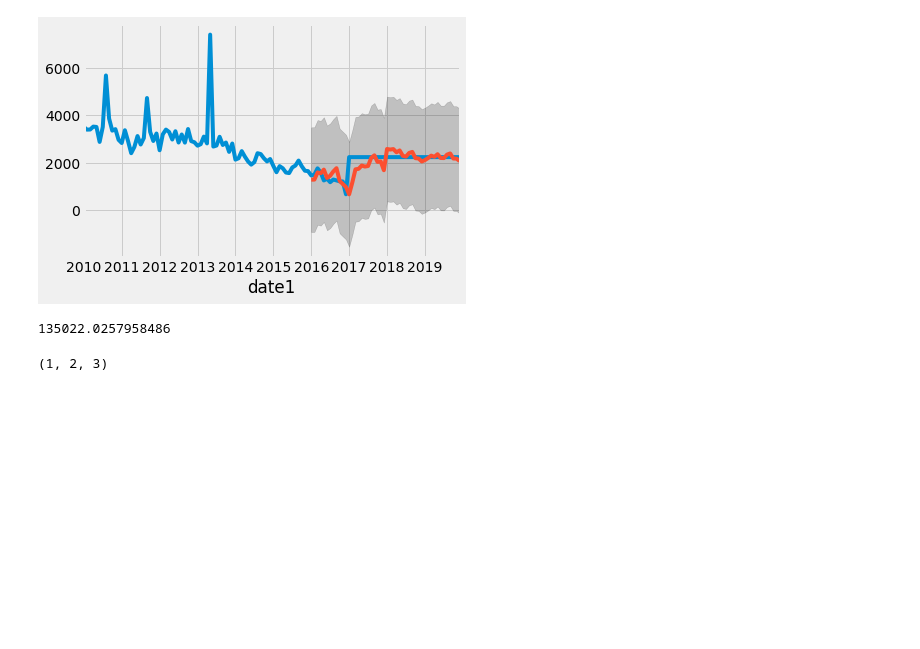
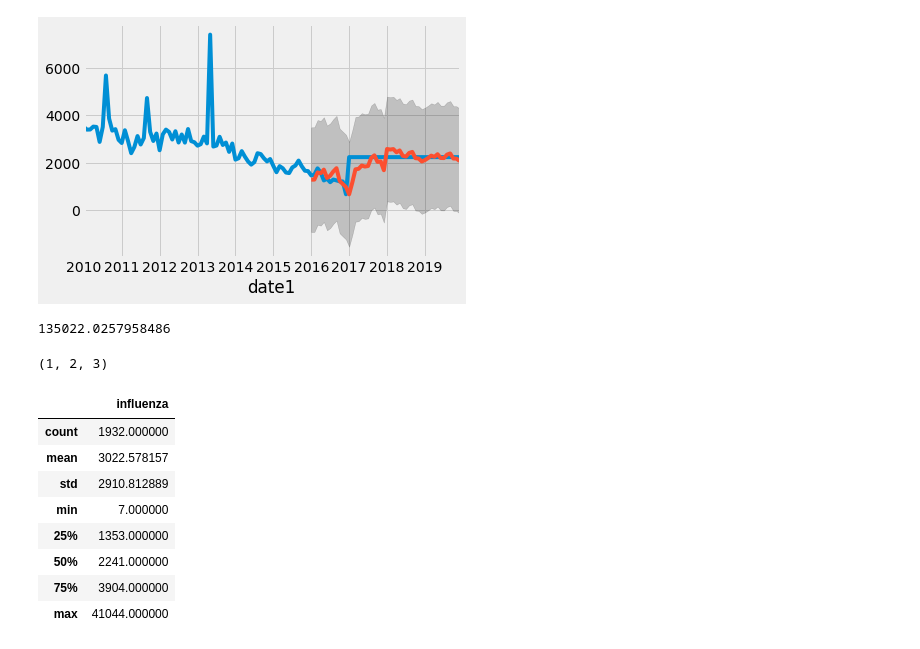
Before and after one commit to KIM1890/web_app_2021, a Jupyter notebook: jupyter/SARIMA.ipynb, the cells around one changed output. Cells and saved outputs as stored; diff of their text form; code cells hidden in the pictures; blank space fills up the shorter version.

```diff
--- a/jupyter/SARIMA.ipynb
+++ b/jupyter/SARIMA.ipynb
@@ -293,3 +293,16 @@ pdq = tuple(pdq)
 pdq
 # %% [output]
 (1, 2, 3)
+# %%
+data = df[['influenza']].describe()
+data
+# %% [output]
+|  | influenza |
+| count | 1932.000000 |
+| mean | 3022.578157 |
+| std | 2910.812889 |
+| min | 7.000000 |
+| 25% | 1353.000000 |
+| 50% | 2241.000000 |
+| 75% | 3904.000000 |
+| max | 41044.000000 |
```
Also changed, not shown: parts of 2 cells of this notebook, 3 other files.
